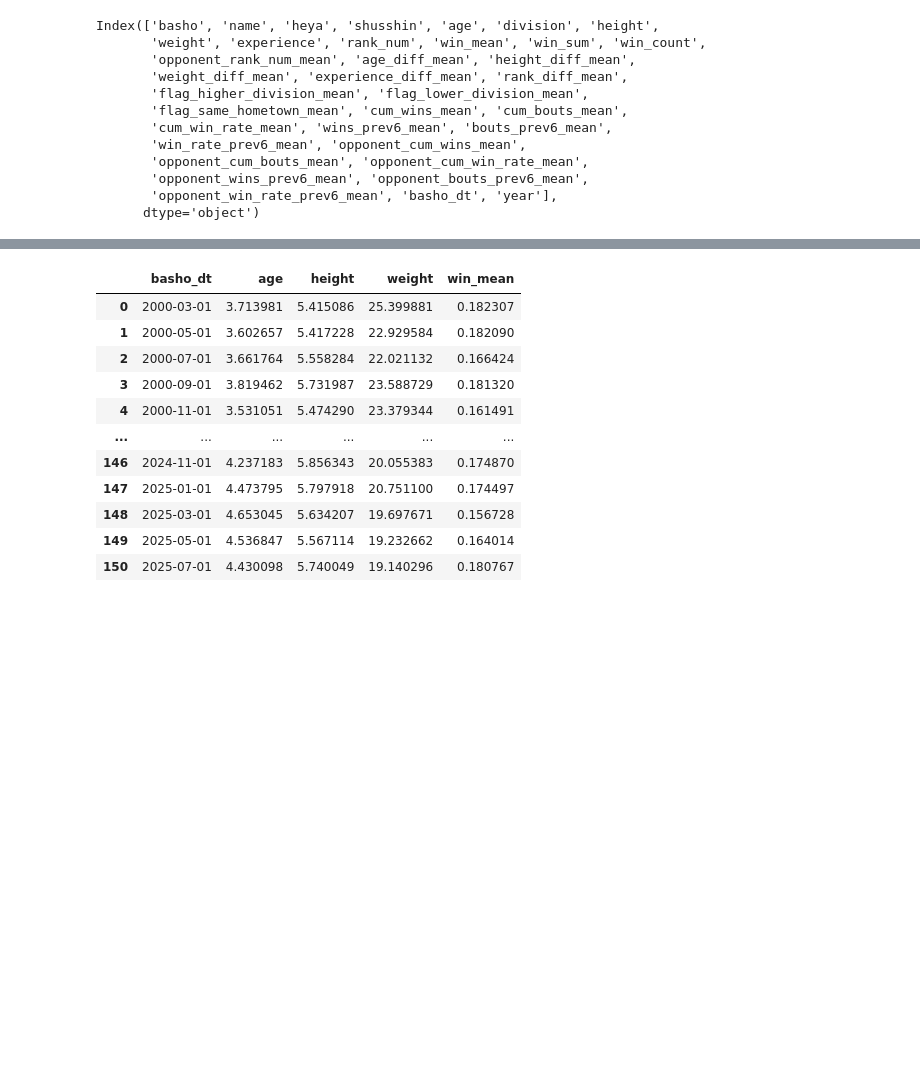
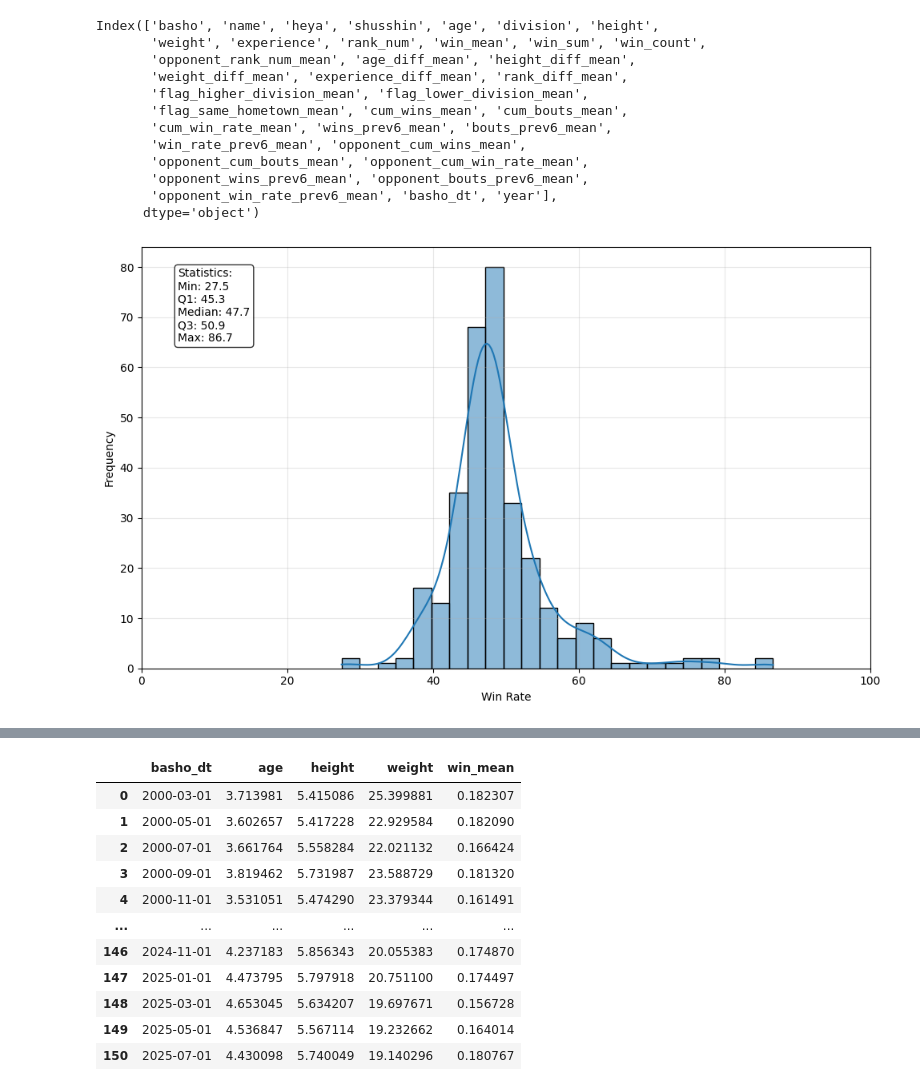
Before and after one commit to svanomm/sumo-competitiveness, a Jupyter notebook: scripts/graphs.ipynb, the cells around one changed output, grey strips where cells are left out. Cells and saved outputs as stored; diff of their text form; code cells hidden in the pictures; blank space fills up the shorter version.

```diff
--- a/scripts/graphs.ipynb
+++ b/scripts/graphs.ipynb
@@ -11,4 +11,5 @@ df_tournaments = pd.read_pickle('../data/cleaned_sumo_tournaments.pkl')
 
 df_tournaments['basho_dt'] = pd.to_datetime(df_tournaments['basho'].astype(str), format='%Y.%m')
 df_bouts['basho_dt'] = pd.to_datetime(df_bouts['basho'].astype(str), format='%Y.%m')
+df_bouts['year'] = df_bouts['basho_dt'].dt.year
 df_tournaments['year'] = df_tournaments['basho_dt'].dt.year
@@ -43,3 +60,38 @@ Index(['basho', 'name', 'heya', 'shusshin', 'age', 'division', 'height',
        'opponent_wins_prev6_mean', 'opponent_bouts_prev6_mean',
        'opponent_win_rate_prev6_mean', 'basho_dt', 'year'],
       dtype='object')
+# %%
+# Overall win rates by wrestler
+df_overall = df_bouts.groupby('name').agg({'win': 'mean', 'bout_id': 'count', 'rank_num':'std'}).reset_index()
+df_overall = df_overall[df_overall['bout_id'] >= 45] # at least 3 tournaments participated
+
+df_overall['win'] = df_overall['win']*100
+
+# Calculate statistics
+stats = df_overall['win'].describe()
+
+# Make a nice looking histogram with sns
+plt.figure(figsize=(10,6))
+sns.histplot(df_overall['win'], binwidth=2.5, kde=True)
+plt.xlabel('Win Rate')
+plt.ylabel('Frequency')
+plt.xlim(0, 100)
+
+# Add statistics text box
+stats_text = f"""Statistics:
+Min: {stats['min']:.1f}
+Q1: {stats['25%']:.1f}
+Median: {stats['50%']:.1f}
+Q3: {stats['75%']:.1f}
+Max: {stats['max']:.1f}"""
+
+plt.text(0.05, 0.95, stats_text, transform=plt.gca().transAxes,
+         bbox=dict(boxstyle='round', facecolor='white', alpha=0.8),
+         verticalalignment='top', fontsize=10)
+
+plt.grid(alpha=0.3)
+plt.tight_layout()
+plt.savefig('../output/overall_win_rate_distribution.pdf')
+plt.show()
+# %% [output]
+[figure, added]
```
Also changed, not shown: parts of 6 cells of this notebook, 13 other files.
